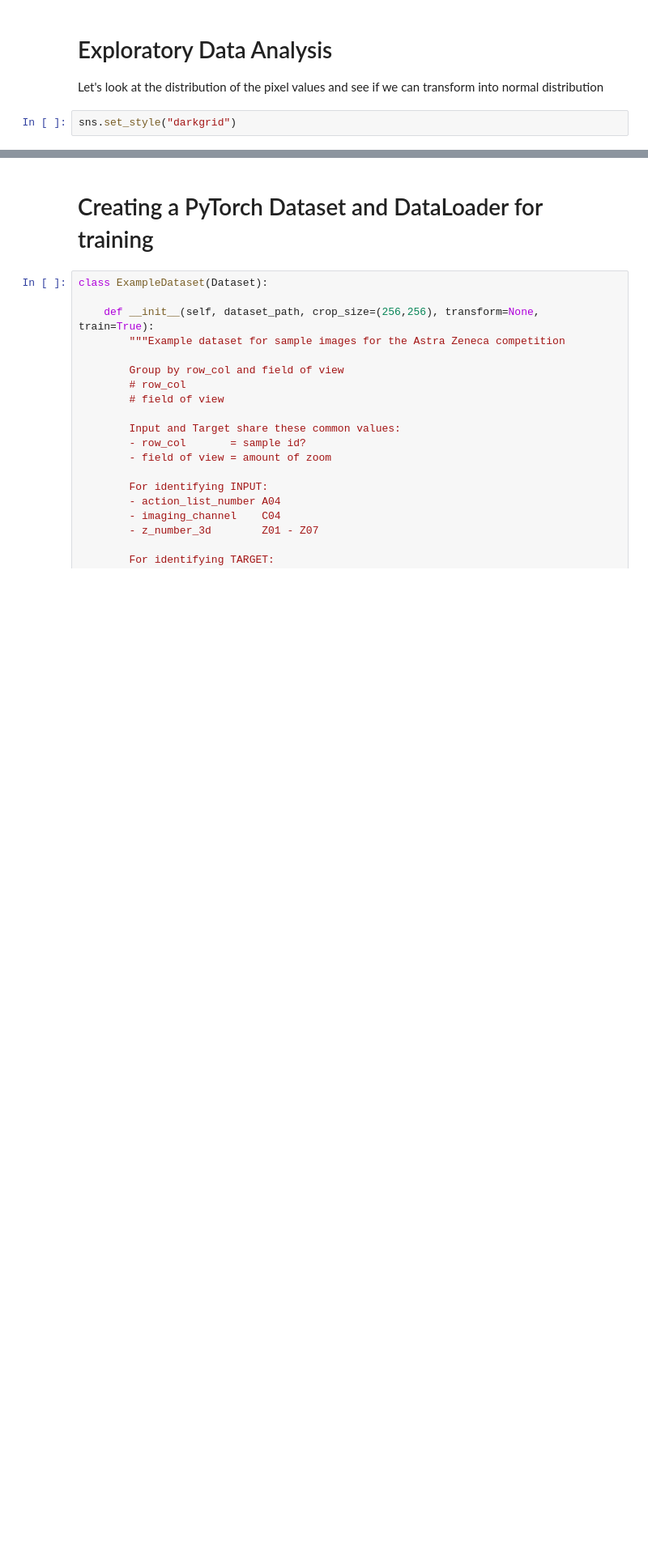
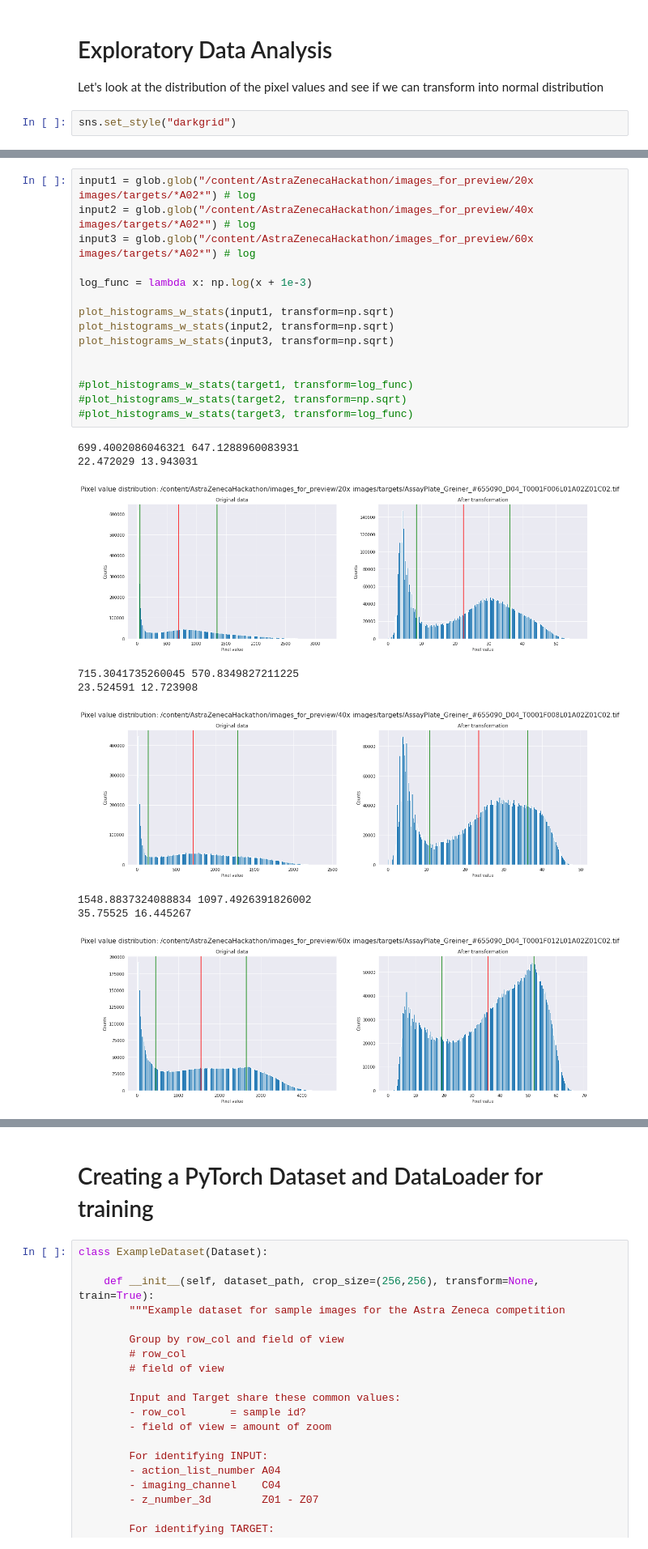
Before and after one commit to Jazzy-cats/AstraZenecaHackathon, a Jupyter notebook: notebooks/04_Sample_Train_test_split_AstraZeneca.ipynb, the cells around one changed output, grey strips where cells are left out. Shown at 81% size. Saved outputs shown, nothing was run; the diff lists cells and outputs as text; blank space fills up the shorter version.

```diff
--- a/notebooks/04_Sample_Train_test_split_AstraZeneca.ipynb
+++ b/notebooks/04_Sample_Train_test_split_AstraZeneca.ipynb
@@ -294,0 +357,25 @@ plot_histograms_w_stats(target3, transform=log_func)
+# %%
+input1 = glob.glob("/content/AstraZenecaHackathon/images_for_preview/20x images/targets/*A02*") # log
+input2 = glob.glob("/content/AstraZenecaHackathon/images_for_preview/40x images/targets/*A02*") # log
+input3 = glob.glob("/content/AstraZenecaHackathon/images_for_preview/60x images/targets/*A02*") # log
+
+log_func = lambda x: np.log(x + 1e-3)
+
+plot_histograms_w_stats(input1, transform=np.sqrt)
+plot_histograms_w_stats(input2, transform=np.sqrt)
+plot_histograms_w_stats(input3, transform=np.sqrt)
+
+
+#plot_histograms_w_stats(target1, transform=log_func)
+#plot_histograms_w_stats(target2, transform=np.sqrt)
+#plot_histograms_w_stats(target3, transform=log_func)
+# %% [output]
+699.4002086046321 647.1288960083931
+22.472029 13.943031
+[figure, added]
+715.3041735260045 570.8349827211225
+23.524591 12.723908
+[figure, added]
+1548.8837324088834 1097.4926391826002
+35.75525 16.445267
+[figure, added]
```
Also changed, not shown: parts of 26 cells of this notebook.
